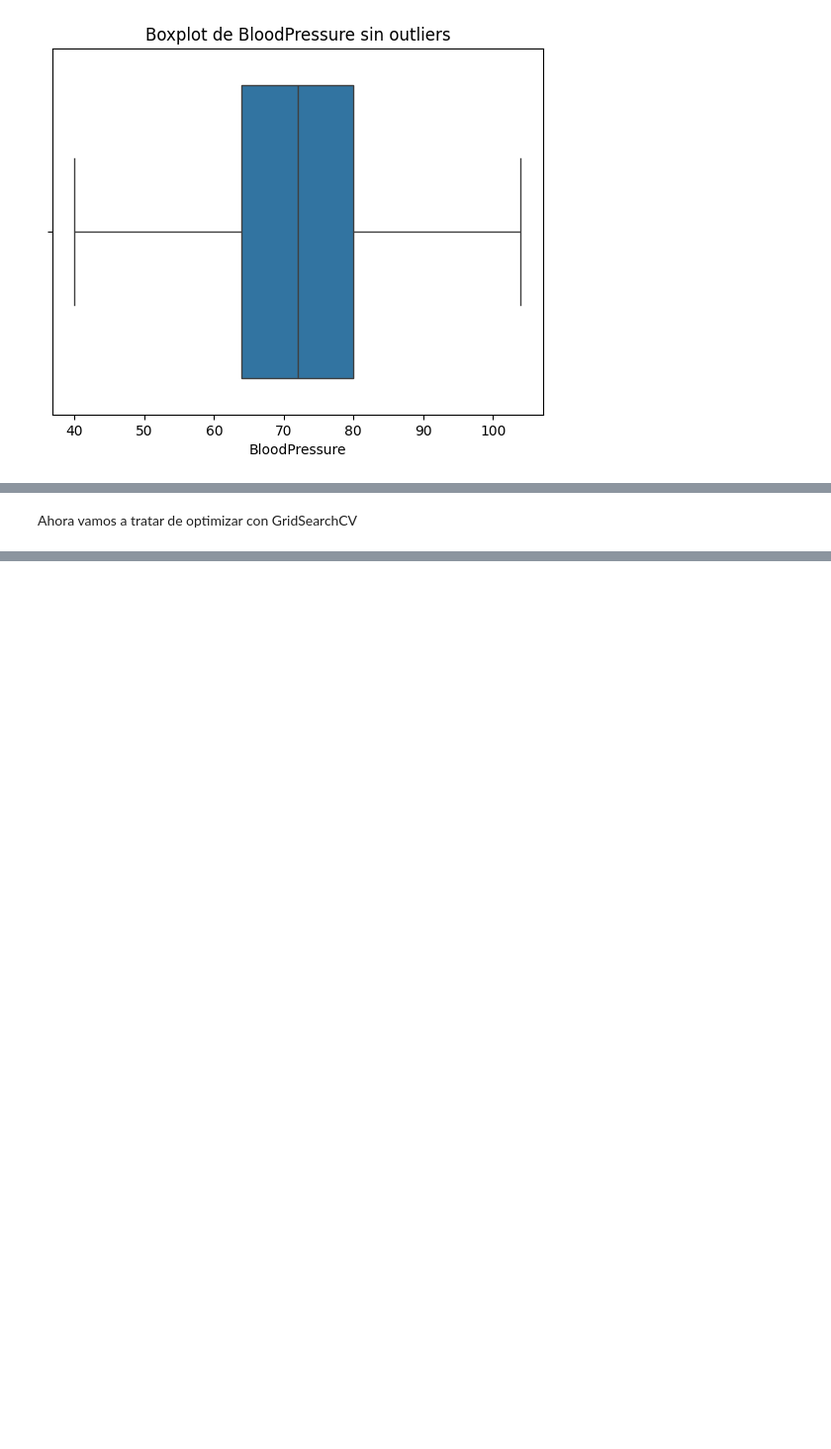
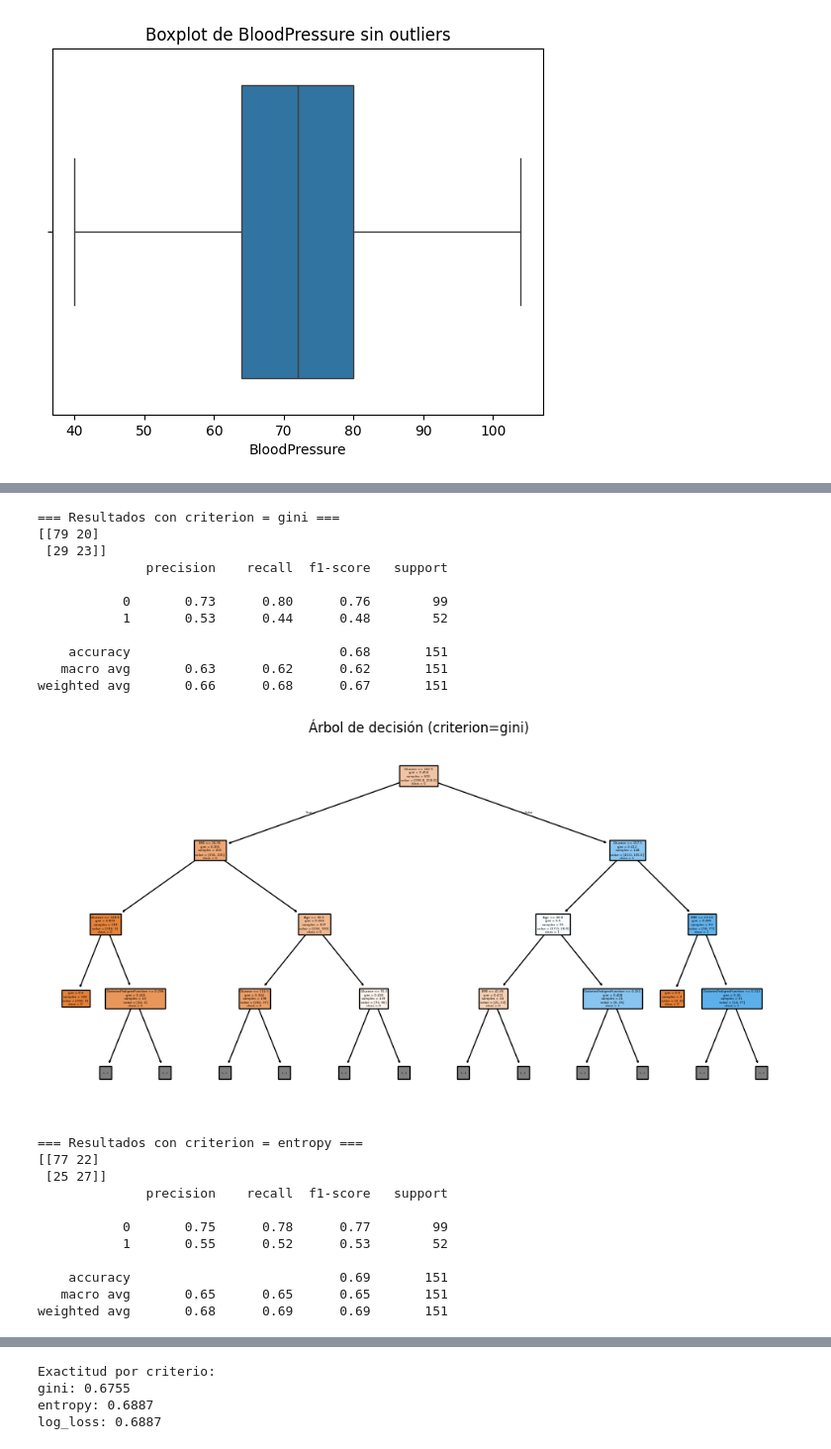
Before and after one commit to PabloRodMa/machine-learning-python-template, a Jupyter notebook: src/explore.ipynb, the cells around one changed output, grey strips where cells are left out. Shown at 99% size. Saved outputs shown, nothing was run; the diff lists cells and outputs as text; code cells hidden in the pictures; blank space fills up the shorter version.

```diff
--- a/src/explore.ipynb
+++ b/src/explore.ipynb
@@ -186,5 +199,8 @@ plt.show()
 # %%
-X = df.drop("Outcome", axis=1)
-y = df["Outcome"]
+X = df.drop('Outcome', axis=1)
+y = df['Outcome']
 
-X_train, X_test, y_train, y_test = train_test_split(X, y, test_size=0.3, random_state=42, stratify=y)
+
+X_train, X_test, y_train, y_test = train_test_split(
+    X, y, test_size=0.2, random_state=42, stratify=y
+)
@@ -212,10 +206,0 @@ MODELO LASSO
-# %%
-from sklearn.linear_model import Lasso
-
-lasso = Lasso(alpha=1.0)
-lasso.fit(X_train, y_train)
-
-y_pred_lasso = lasso.predict(X_test)
-print("Regresión Lasso (alpha=1.0)")
-print("R²:", r2_score(y_test, y_pred_lasso))
-print("MSE:", mean_squared_error(y_test, y_pred_lasso))
@@ -231,2 +207,51 @@ Rinde mejor el modelo de regresion lineal frente al modelo Lasso.
-# %% [markdown]
-Ahora vamos a tratar de optimizar con GridSearchCV
+# %%
+criterios = ['gini', 'entropy', 'log_loss']
+
+resultados = {}
+
+for criterio in criterios:
+    model = DecisionTreeClassifier(criterion=criterio, random_state=42)
+    model.fit(X_train, y_train)
+
+    y_pred = model.predict(X_test)
+
+    print(f"\n=== Resultados con criterion = {criterio} ===")
+    print(confusion_matrix(y_test, y_pred))
+    print(classification_report(y_test, y_pred))
+
+    # Guardar score
+    resultados[criterio] = model.score(X_test, y_test)
+
+    # Graficar árbol (opcional, cuidado si es grande)
+    plt.figure(figsize=(12, 6))
+    plot_tree(model, feature_names=X.columns, class_names=['0','1'], filled=True, max_depth=3)
+    plt.title(f'Árbol de decisión (criterion={criterio})')
+    plt.show()
+
+print("\nExactitud por criterio:")
+for c, score in resultados.items():
+    print(f"{c}: {score:.4f}")
+# %% [output]
+=== Resultados con criterion = gini ===
+[[79 20]
+ [29 23]]
+              precision    recall  f1-score   support
+
+           0       0.73      0.80      0.76        99
+           1       0.53      0.44      0.48        52
+
+    accuracy                           0.68       151
+   macro avg       0.63      0.62      0.62       151
+weighted avg       0.66      0.68      0.67       151
+[figure, added]
+=== Resultados con criterion = entropy ===
+[[77 22]
+ [25 27]]
+              precision    recall  f1-score   support
+
+           0       0.75      0.78      0.77        99
+           1       0.55      0.52      0.53        52
+
+    accuracy                           0.69       151
+   macro avg       0.65      0.65      0.65       151
+weighted avg       0.68      0.69      0.69       151
@@ -232,0 +271,4 @@ Ahora vamos a tratar de optimizar con GridSearchCV
+Exactitud por criterio:
+gini: 0.6755
+entropy: 0.6887
+log_loss: 0.6887
```
Also changed, not shown: parts of 18 cells of this notebook, 1 other file.
